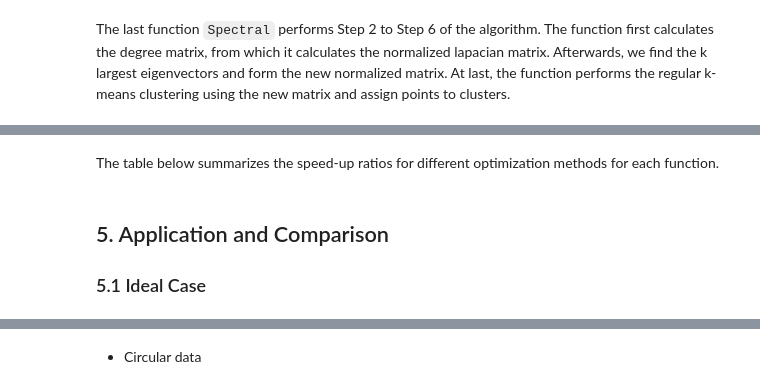
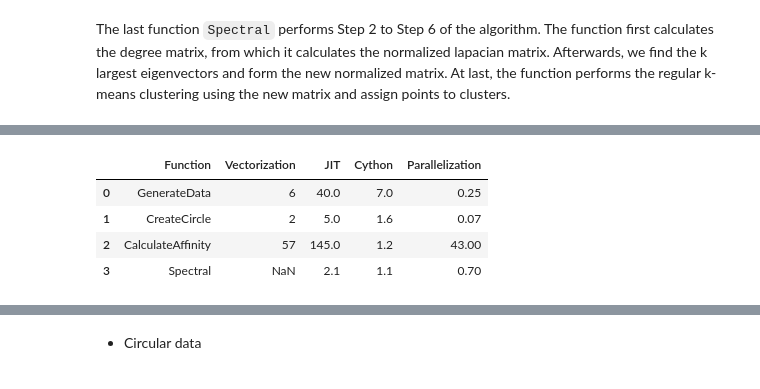
Before and after one commit to wzwangqi/663FinalProject, a Jupyter notebook: Report_new.ipynb, the cells around one changed output, grey strips where cells are left out. Saved outputs shown, nothing was run; the diff lists cells and outputs as text; code cells hidden in the pictures.

```diff
--- a/Report_new.ipynb
+++ b/Report_new.ipynb
@@ -236,9 +238,10 @@ We created a table listing the speed-up ratio for each function and their optimi
-# %% [markdown]
-The table below summarizes the speed-up ratios for different optimization methods for each function.
 # %%
 import pandas as pd
-t1 = pd.read_csv('/Users/apple/Desktop/opt.csv',)
+t1 = pd.read_csv('opt.csv',)
 t1.head()
+# %% [output]
+|  | Function | Vectorization | JIT | Cython | Parallelization |
+| 0 | GenerateData | 6 | 40.0 | 7.0 | 0.25 |
+| 1 | CreateCircle | 2 | 5.0 | 1.6 | 0.07 |
+| 2 | CalculateAffinity | 57 | 145.0 | 1.2 | 43.00 |
+| 3 | Spectral | NaN | 2.1 | 1.1 | 0.70 |
-# %% [markdown]
-## 5. Application and Comparison
-### 5.1 Ideal Case
```
Also changed, not shown: parts of 20 cells of this notebook.
